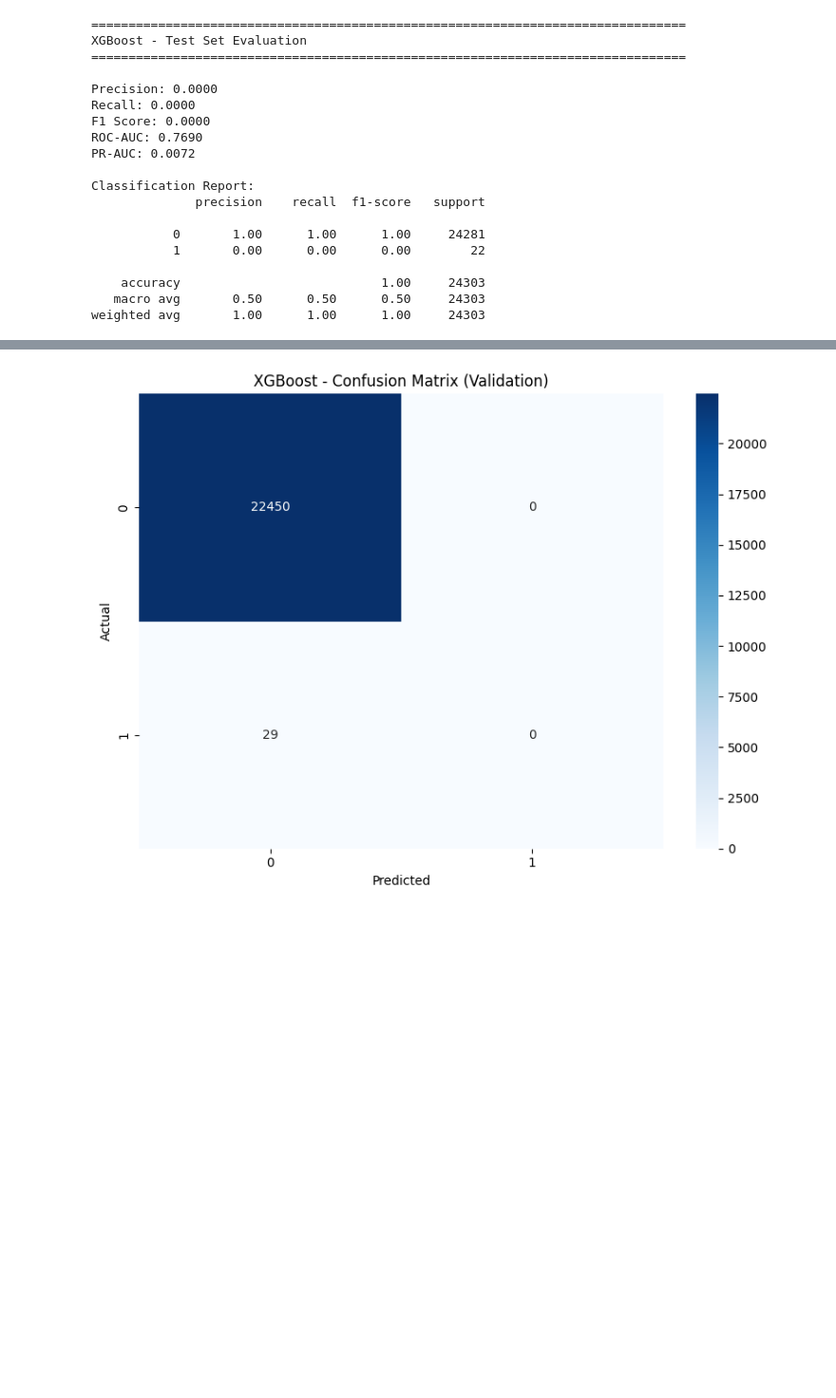
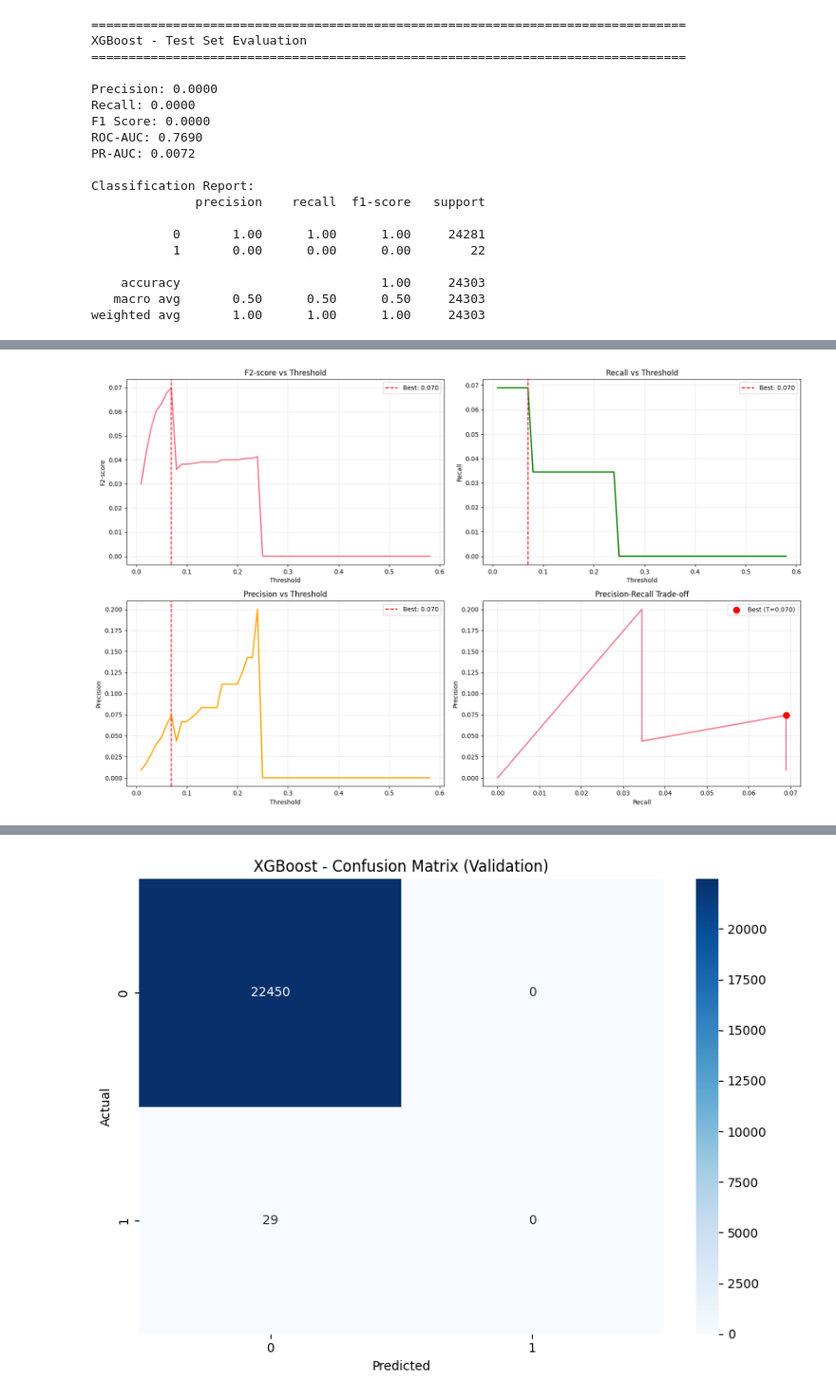
Before and after one commit to 1935138/shinhan_202510, a Jupyter notebook: notebooks/04_model_training.ipynb, the cells around one changed output, grey strips where cells are left out. Shown at 95% size. Saved outputs shown, nothing was run; the diff lists cells and outputs as text; code cells hidden in the pictures; blank space fills up the shorter version.

```diff
--- a/notebooks/04_model_training.ipynb
+++ b/notebooks/04_model_training.ipynb
@@ -412,0 +452,8 @@ weighted avg       1.00      1.00      1.00     24303
+# %%
+# Predict probabilities
+y_val_pred_proba_recall = xgb_recall.predict_proba(X_val)[:, 1]
+y_test_pred_proba_recall = xgb_recall.predict_proba(X_test)[:, 1]
+
+print("Prediction probability distribution:")
+print(f"Val - Min: {y_val_pred_proba_recall.min():.4f}, Max: {y_val_pred_proba_recall.max():.4f}, Mean: {y_val_pred_proba_recall.mean():.4f}")
+print(f"Test - Min: {y_test_pred_proba_recall.min():.4f}, Max: {y_test_pred_proba_recall.max():.4f}, Mean: {y_test_pred_proba_recall.mean():.4f}")
@@ -412,0 +516,44 @@ weighted avg       1.00      1.00      1.00     24303
+# %%
+# Visualize threshold optimization
+fig, axes = plt.subplots(2, 2, figsize=(16, 10))
+
+# Plot 1: F2-score vs Threshold
+axes[0, 0].plot(results_df['threshold'], results_df['f2_score'], linewidth=2)
+axes[0, 0].axvline(best_threshold, color='red', linestyle='--', label=f'Best: {best_threshold:.3f}')
+axes[0, 0].set_xlabel('Threshold')
+axes[0, 0].set_ylabel('F2-score')
+axes[0, 0].set_title('F2-score vs Threshold')
+axes[0, 0].legend()
+axes[0, 0].grid(True, alpha=0.3)
+
+# Plot 2: Recall vs Threshold
+axes[0, 1].plot(results_df['threshold'], results_df['recall'], linewidth=2, color='green')
+axes[0, 1].axvline(best_threshold, color='red', linestyle='--', label=f'Best: {best_threshold:.3f}')
+axes[0, 1].set_xlabel('Threshold')
+axes[0, 1].set_ylabel('Recall')
+axes[0, 1].set_title('Recall vs Threshold')
+axes[0, 1].legend()
+axes[0, 1].grid(True, alpha=0.3)
+
+# Plot 3: Precision vs Threshold
+axes[1, 0].plot(results_df['threshold'], results_df['precision'], linewidth=2, color='orange')
+axes[1, 0].axvline(best_threshold, color='red', linestyle='--', label=f'Best: {best_threshold:.3f}')
+axes[1, 0].set_xlabel('Threshold')
+axes[1, 0].set_ylabel('Precision')
+axes[1, 0].set_title('Precision vs Threshold')
+axes[1, 0].legend()
+axes[1, 0].grid(True, alpha=0.3)
+
+# Plot 4: Precision-Recall Trade-off
+axes[1, 1].plot(results_df['recall'], results_df['precision'], linewidth=2)
+axes[1, 1].scatter([best_recall], [best_precision], color='red', s=100, zorder=5, label=f'Best (T={best_threshold:.3f})')
+axes[1, 1].set_xlabel('Recall')
+axes[1, 1].set_ylabel('Precision')
+axes[1, 1].set_title('Precision-Recall Trade-off')
+axes[1, 1].legend()
+axes[1, 1].grid(True, alpha=0.3)
+
+plt.tight_layout()
+plt.show()
+# %% [output]
+[figure, added]
```
Also changed, not shown: parts of 18 cells of this notebook, 2 other files.
